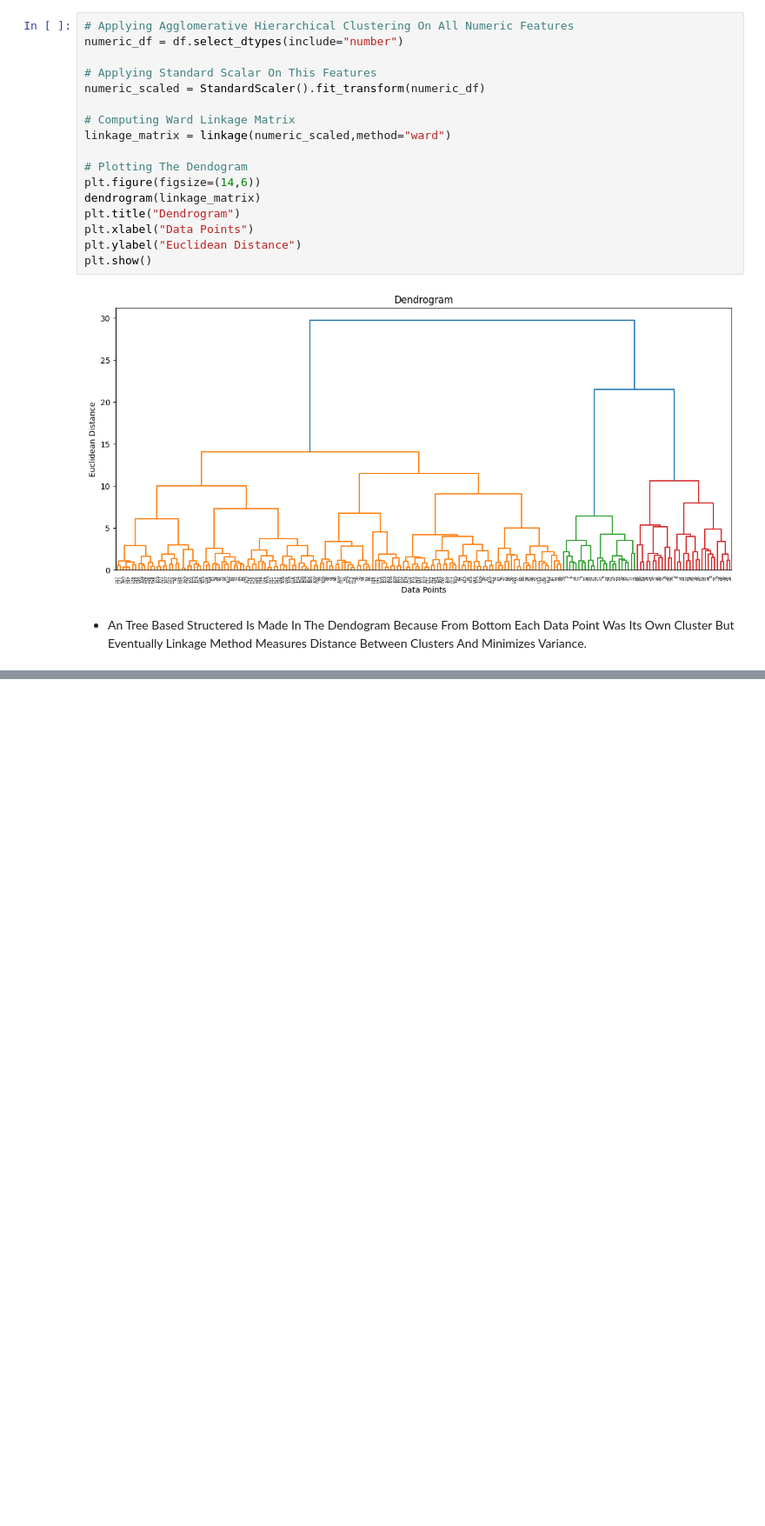
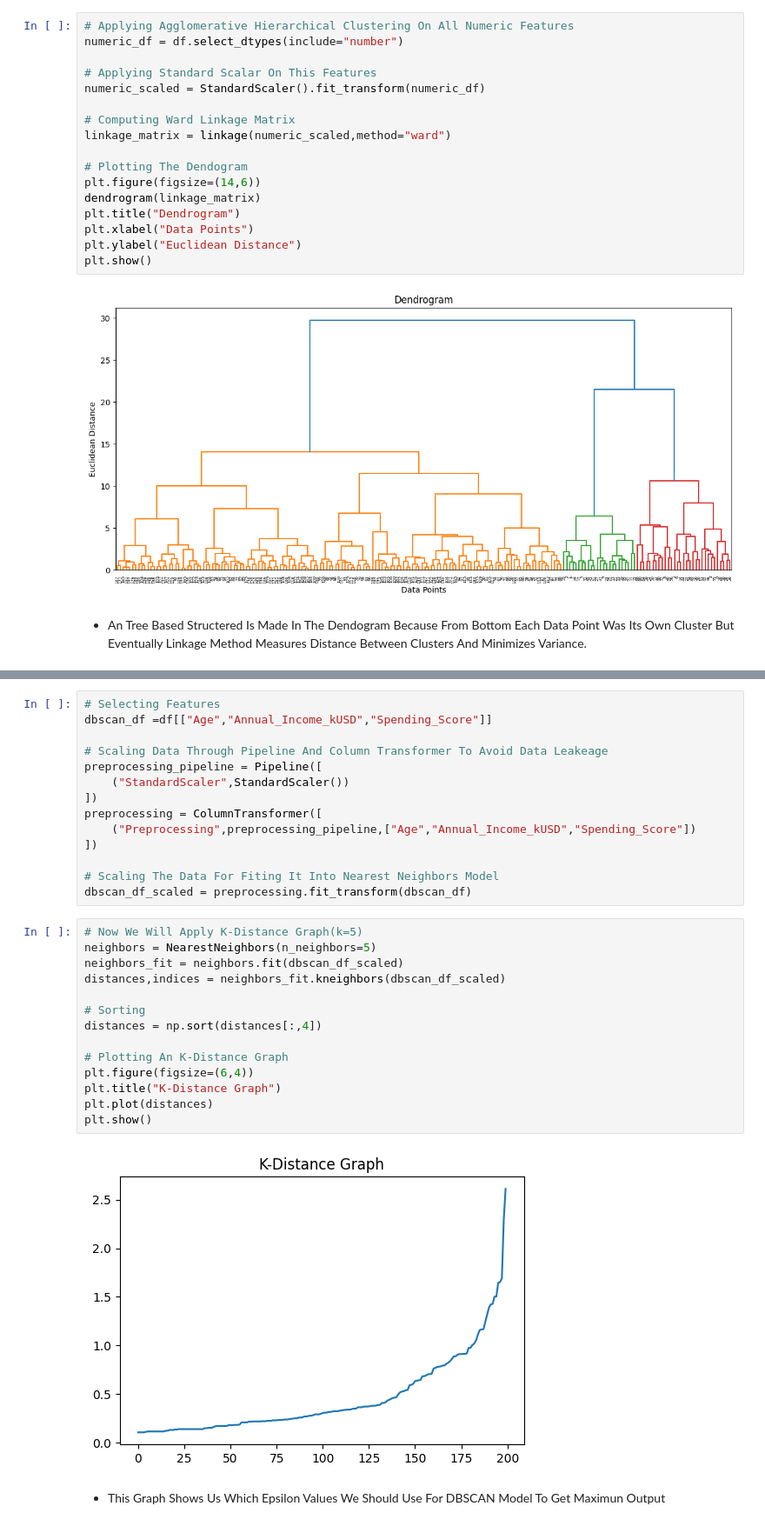
Before and after one commit to Namyashah/MallSegmentation_UnsupervisedLearning, a Jupyter notebook: project.ipynb, the cells around one changed output, grey strips where cells are left out. Shown at 87% size. Saved outputs shown, nothing was run; the diff lists cells and outputs as text; blank space fills up the shorter version.

```diff
--- a/project.ipynb
+++ b/project.ipynb
@@ -193,0 +187,32 @@ plt.show()
+# %%
+# Selecting Features
+dbscan_df =df[["Age","Annual_Income_kUSD","Spending_Score"]]
+
+# Scaling Data Through Pipeline And Column Transformer To Avoid Data Leakeage
+preprocessing_pipeline = Pipeline([
+    ("StandardScaler",StandardScaler())
+])
+preprocessing = ColumnTransformer([
+    ("Preprocessing",preprocessing_pipeline,["Age","Annual_Income_kUSD","Spending_Score"])
+])
+
+# Scaling The Data For Fiting It Into Nearest Neighbors Model
+dbscan_df_scaled = preprocessing.fit_transform(dbscan_df)
+# %%
+# Now We Will Apply K-Distance Graph(k=5)
+neighbors = NearestNeighbors(n_neighbors=5)
+neighbors_fit = neighbors.fit(dbscan_df_scaled)
+distances,indices = neighbors_fit.kneighbors(dbscan_df_scaled)
+
+# Sorting
+distances = np.sort(distances[:,4])
+
+# Plotting An K-Distance Graph
+plt.figure(figsize=(6,4))
+plt.title("K-Distance Graph")
+plt.plot(distances)
+plt.show()
+# %% [output]
+[figure, added]
+# %% [markdown]
+- This Graph Shows Us Which Epsilon Values We Should Use For DBSCAN Model To Get Maximun Output
```
Also changed, not shown: parts of 34 cells of this notebook.
